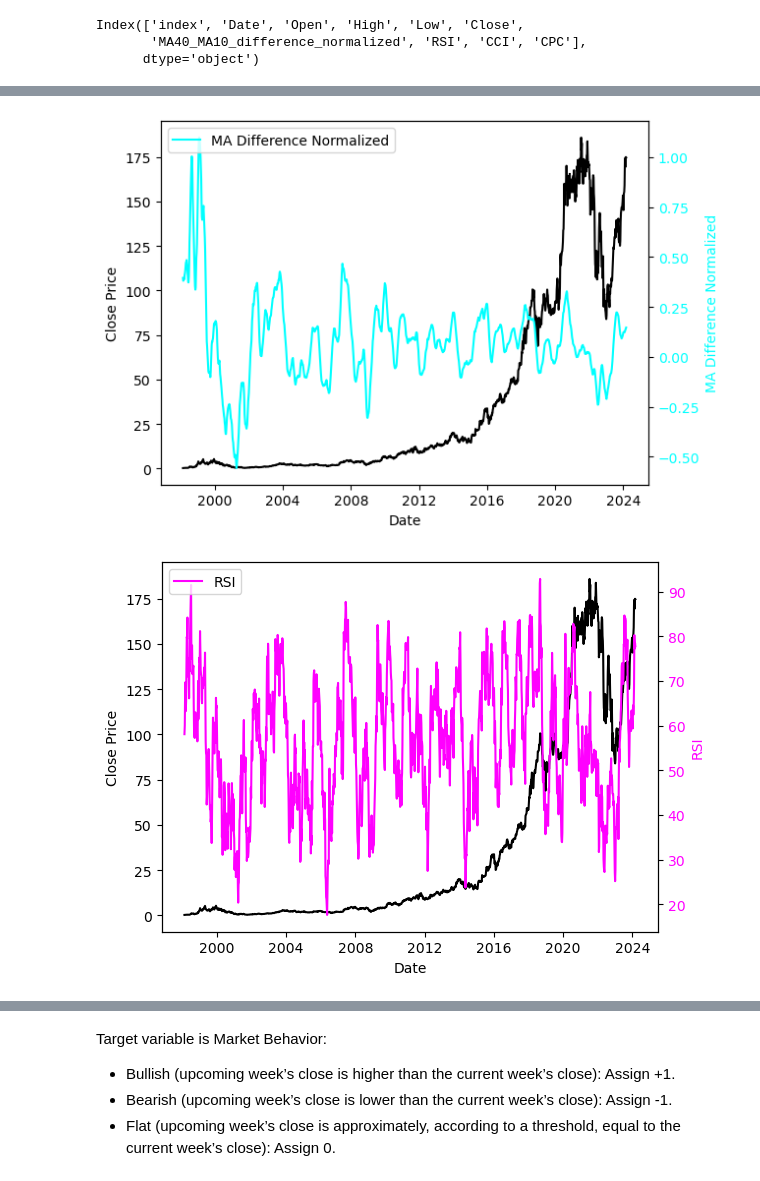
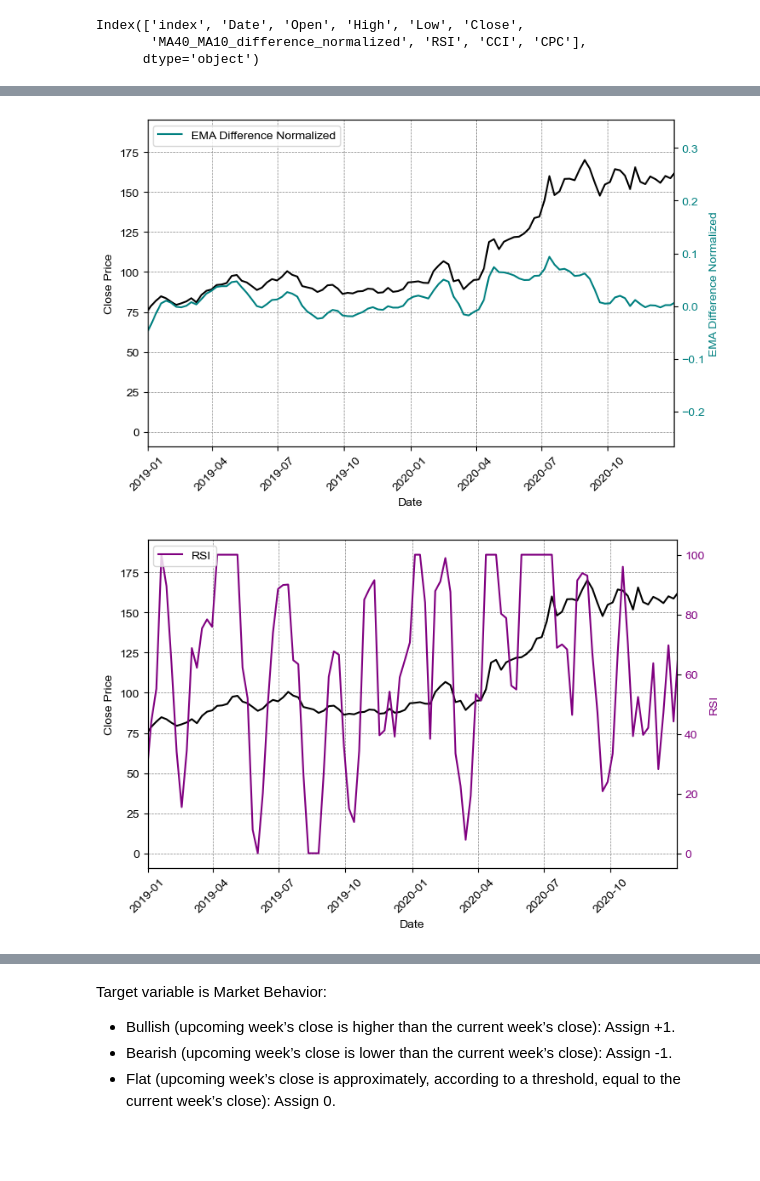
Before and after one commit to elenatomasella/ML, a Jupyter notebook: anfis_amzn.ipynb, the cells around one changed output, grey strips where cells are left out. Cells and saved outputs as stored; diff of their text form; code cells hidden in the pictures; blank space fills up the shorter version.

```diff
--- a/anfis_amzn.ipynb
+++ b/anfis_amzn.ipynb
@@ -102,6 +101,6 @@ amzn.head(41)
 # %%
 # Drop rows with na, depending on parameters chosen for indicators
-amzn.drop(index=amzn.index[0:39], inplace=True)
+amzn.dropna(inplace=True)
 amzn.reset_index(inplace=True)
 # %%
 amzn.columns
@@ -109,3 +108,28 @@ amzn.columns
 Index(['index', 'Date', 'Open', 'High', 'Low', 'Close',
        'MA40_MA10_difference_normalized', 'RSI', 'CCI', 'CPC'],
       dtype='object')
+# %%
+plt.style.use('default')
+
+plt.rcParams['font.sans-serif'] = 'Arial'
+
+fig, ax = plt.subplots(figsize=(8, 5))
+ax.plot(amzn['Date'], amzn['Close'], color='Black', label='Close')
+ax.set_xlabel('Date')
+ax.set_ylabel('Close Price', color='Black')
+
+ax.grid(True, linestyle='--', linewidth=0.5, color='gray')
+
+#ax.legend()
+
+ax.set_xlim([pd.to_datetime('2019-01-01'), pd.to_datetime('2020-12-31')])
+ax2 = ax.twinx()
+ax2.plot(amzn['Date'], amzn['EMA10'], color='#33CC33', label='EMA10')
+ax2.set_ylabel('EMA', color='#33CC33')
+ax2.tick_params(axis='y', labelcolor='#33CC33')
+ax2.legend(loc='upper right')
+
+ax.xaxis.set_tick_params(rotation=45)
+
+plt.savefig('EMA.png', transparent=True)
+plt.show()
@@ -112,37 +138,52 @@ Index(['index', 'Date', 'Open', 'High', 'Low', 'Close',
 # %%
 plt.style.use('default')
 
-fig, ax = plt.subplots()
+plt.rcParams['font.sans-serif'] = 'Arial'
+
+fig, ax = plt.subplots(figsize=(8, 5))
 ax.plot(amzn['Date'], amzn['Close'], color='Black', label='Close')
 ax.set_xlabel('Date')
 ax.set_ylabel('Close Price', color='Black')
-#ax.tick_params(axis='y', labelcolor='white')
+
+ax.grid(True, linestyle='--', linewidth=0.5, color='gray')
+
 #ax.legend()
 
+ax.set_xlim([pd.to_datetime('2019-01-01'), pd.to_datetime('2020-12-31')])
 ax2 = ax.twinx()
-ax2.plot(amzn['Date'], amzn['MA40_MA10_difference_normalized'], color='cyan', label='MA Difference Normalized')
-ax2.set_ylabel('MA Difference Normalized', color='cyan')
-ax2.tick_params(axis='y', labelcolor='cyan')
+ax2.plot(amzn['Date'], amzn['EMA4_EMA10_Difference_Normalized'], color='#008080', label='EMA Difference Normalized')
+ax2.set_ylabel('EMA Difference Normalized', color='#008080')
+ax2.tick_params(axis='y', labelcolor='#008080')
 ax2.legend(loc='upper left')
 
+ax.xaxis.set_tick_params(rotation=45)
+
+plt.savefig('EMADN.png', transparent=True)
 plt.show()
 # %% [output]
-[figure, old version]
+[figure, new version]
 # %%
-fig, ax = plt.subplots()
+plt.rcParams['font.sans-serif'] = 'Arial'
+
+fig, ax = plt.subplots(figsize=(8, 5))
+
 ax.plot(amzn['Date'], amzn['Close'], color='Black', label='Close')
 ax.set_xlabel('Date')
 ax.set_ylabel('Close Price', color='Black')
-#ax.tick_params(axis='y', labelcolor='white')
-#ax.legend()
 
+ax.grid(True, linestyle='--', linewidth=0.5, color='gray')
+
+ax.set_xlim([pd.to_datetime('2019-01-01'), pd.to_datetime('2020-12-31')])
 ax2 = ax.twinx()
-ax2.plot(amzn['Date'], amzn['RSI'], color='magenta', label='RSI')
-ax2.set_ylabel('RSI', color='magenta')
-ax2.tick_params(axis='y', labelcolor='magenta')
+ax2.plot(amzn['Date'], amzn['RSI'], color='#800080', label='RSI')
+ax2.set_ylabel('RSI', color='#800080')
+ax2.tick_params(axis='y', labelcolor='#800080')
 ax2.legend(loc='upper left')
 
+ax.xaxis.set_tick_params(rotation=45)
+
+plt.savefig('RSI.png', transparent=True)
 plt.show()
 # %% [output]
-[figure, old version]
+[figure, new version]
 # %%
```
Also changed, not shown: parts of 17 cells of this notebook.
